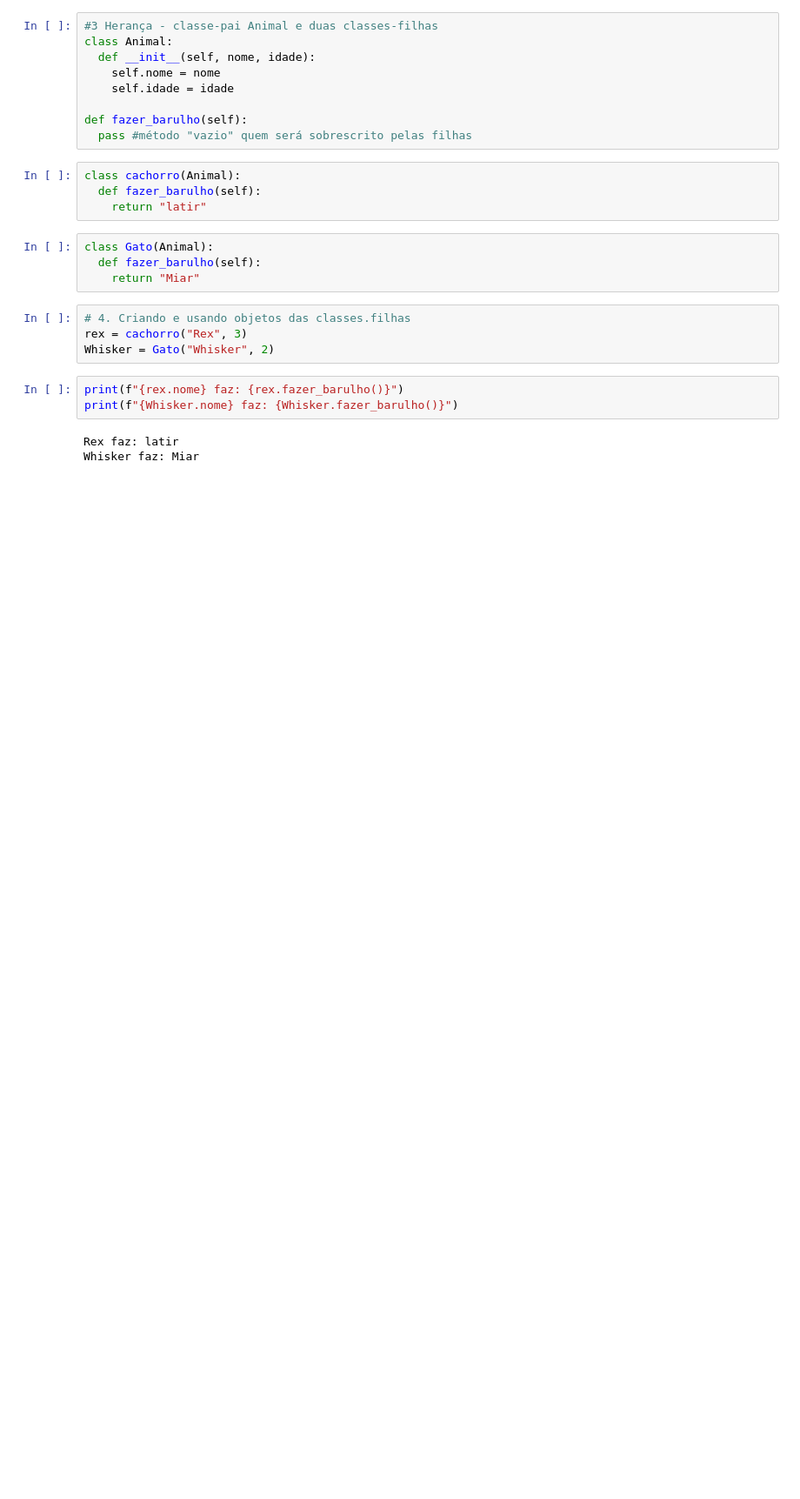
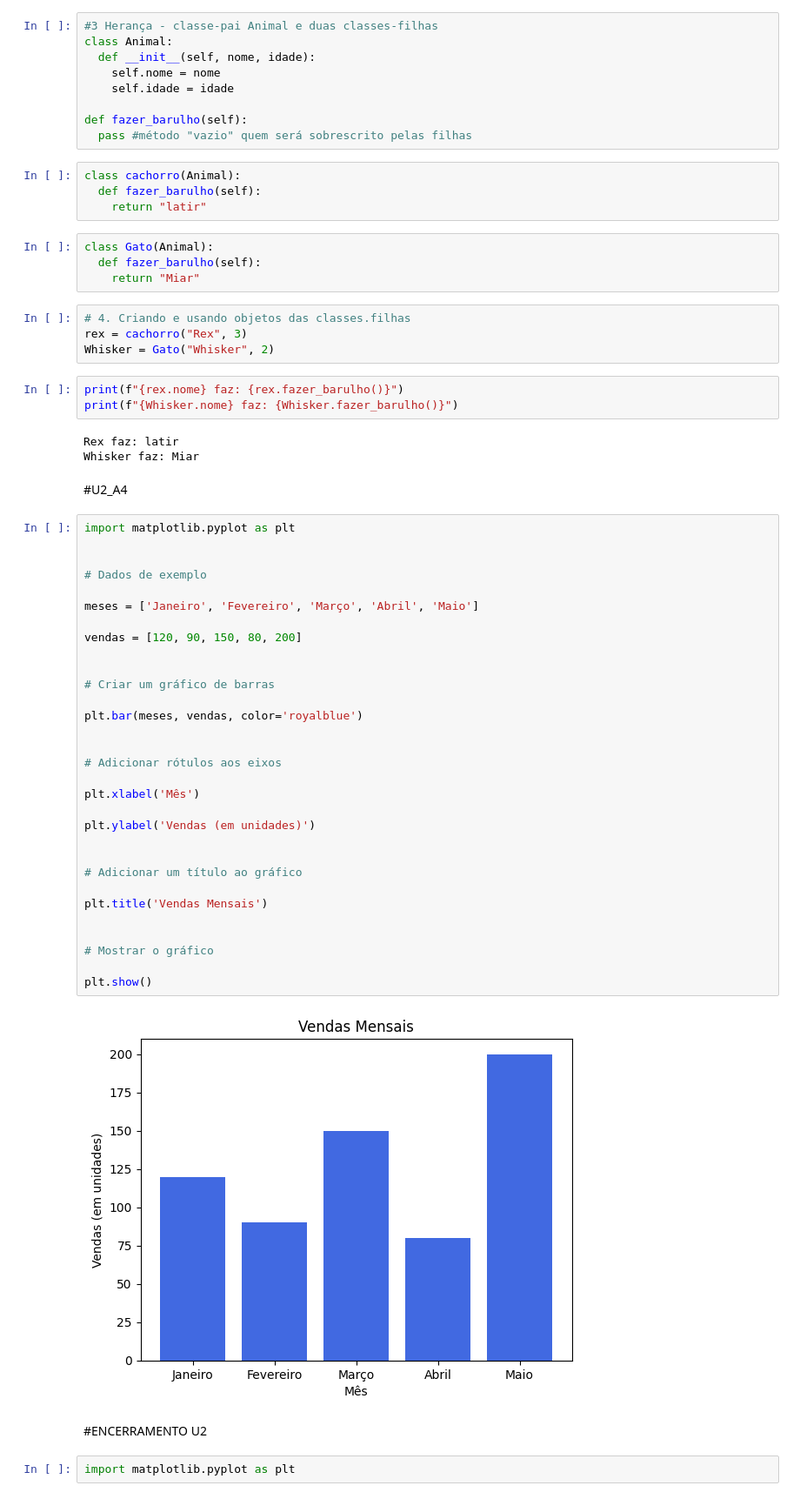
Before and after one commit to jeancarloslobato/jeanlobato, a Jupyter notebook: LINGUAGEM_DE_PROGRAMAÇÃO.ipynb, the cells around one changed output. Shown at 87% size. Saved outputs shown, nothing was run; the diff lists cells and outputs as text; blank space fills up the shorter version.

```diff
--- a/LINGUAGEM_DE_PROGRAMAÇÃO.ipynb
+++ b/LINGUAGEM_DE_PROGRAMAÇÃO.ipynb
@@ -376,3 +376,42 @@ print(f"{Whisker.nome} faz: {Whisker.fazer_barulho()}")
 # %% [output]
 Rex faz: latir
 Whisker faz: Miar
+# %% [markdown]
+#U2_A4
+# %%
+import matplotlib.pyplot as plt
+
+
+# Dados de exemplo
+
+meses = ['Janeiro', 'Fevereiro', 'Março', 'Abril', 'Maio']
+
+vendas = [120, 90, 150, 80, 200]
+
+
+# Criar um gráfico de barras
+
+plt.bar(meses, vendas, color='royalblue')
+
+
+# Adicionar rótulos aos eixos
+
+plt.xlabel('Mês')
+
+plt.ylabel('Vendas (em unidades)')
+
+
+# Adicionar um título ao gráfico
+
+plt.title('Vendas Mensais')
+
+
+# Mostrar o gráfico
+
+plt.show()
+# %% [output]
+[figure, added]
+# %% [markdown]
+#ENCERRAMENTO U2
+# %%
+import matplotlib.pyplot as plt
```
Also changed, not shown: parts of 7 cells of this notebook.
